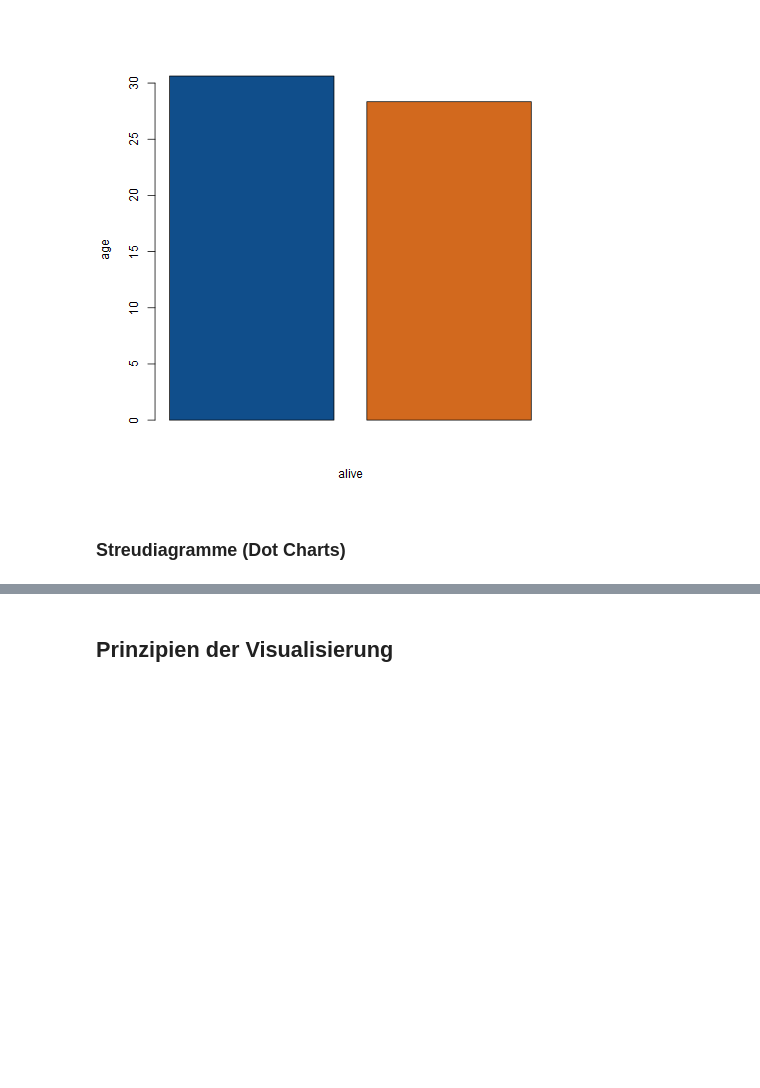
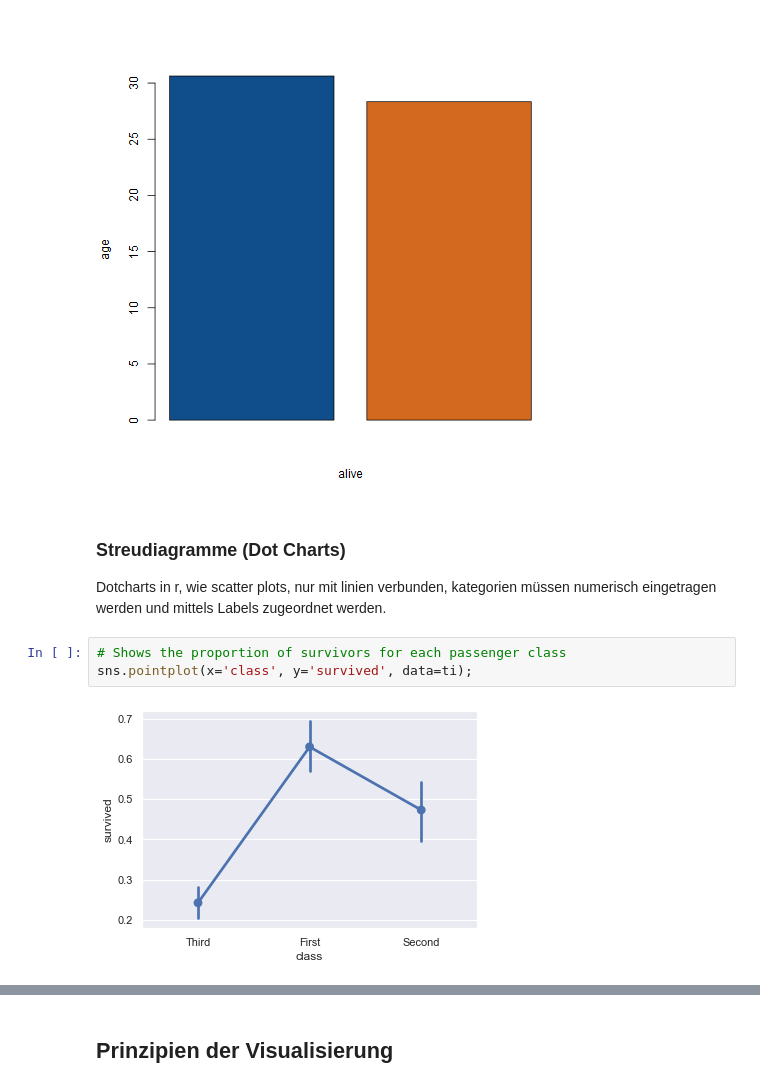
Before and after one commit to kurbaniec/everything-data-science, a Jupyter notebook: Data-Visualization/Qualitative-Daten.ipynb, the cells around one changed output, grey strips where cells are left out. Saved outputs shown, nothing was run; the diff lists cells and outputs as text; blank space fills up the shorter version.

Commit message:
Working on dot chart section

```diff
--- a/Data-Visualization/Qualitative-Daten.ipynb
+++ b/Data-Visualization/Qualitative-Daten.ipynb
@@ -198,5 +198,11 @@ counts <- c(mean(na.omit(ti$age[ti$alive=="yes"])), mean(na.omit(ti$age[ti$alive
 barplot(sort(counts, decreasing=TRUE), xlab="alive", ylab="age",col=c("dodgerblue4", "chocolate"))
 # %% [output]
 [figure]
-# %% [markdown]
-### Streudiagramme (Dot Charts)
+# %% [markdown]
+### Streudiagramme (Dot Charts)
+Dotcharts in r, wie scatter plots, nur mit linien verbunden, kategorien müssen numerisch eingetragen werden und mittels Labels zugeordnet werden.
+# %%
+# Shows the proportion of survivors for each passenger class
+sns.pointplot(x='class', y='survived', data=ti);
+# %% [output]
+[figure, added]
```
Also changed, not shown: parts of 2 cells of this notebook.
